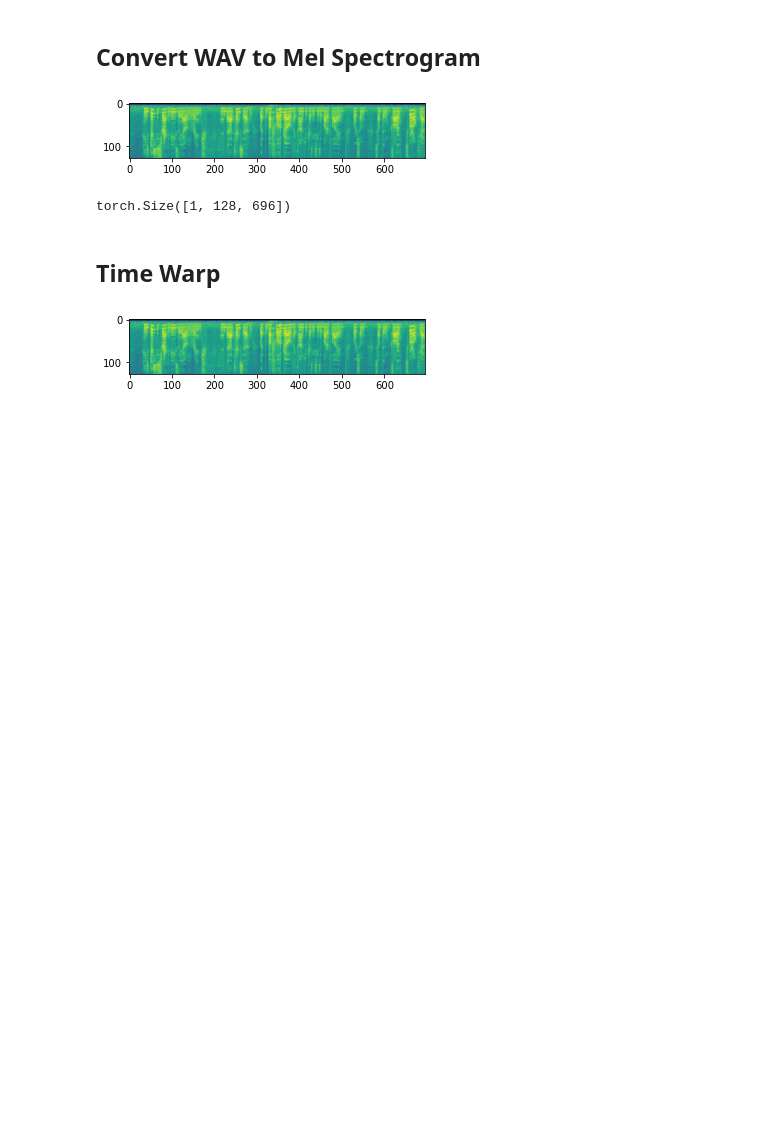
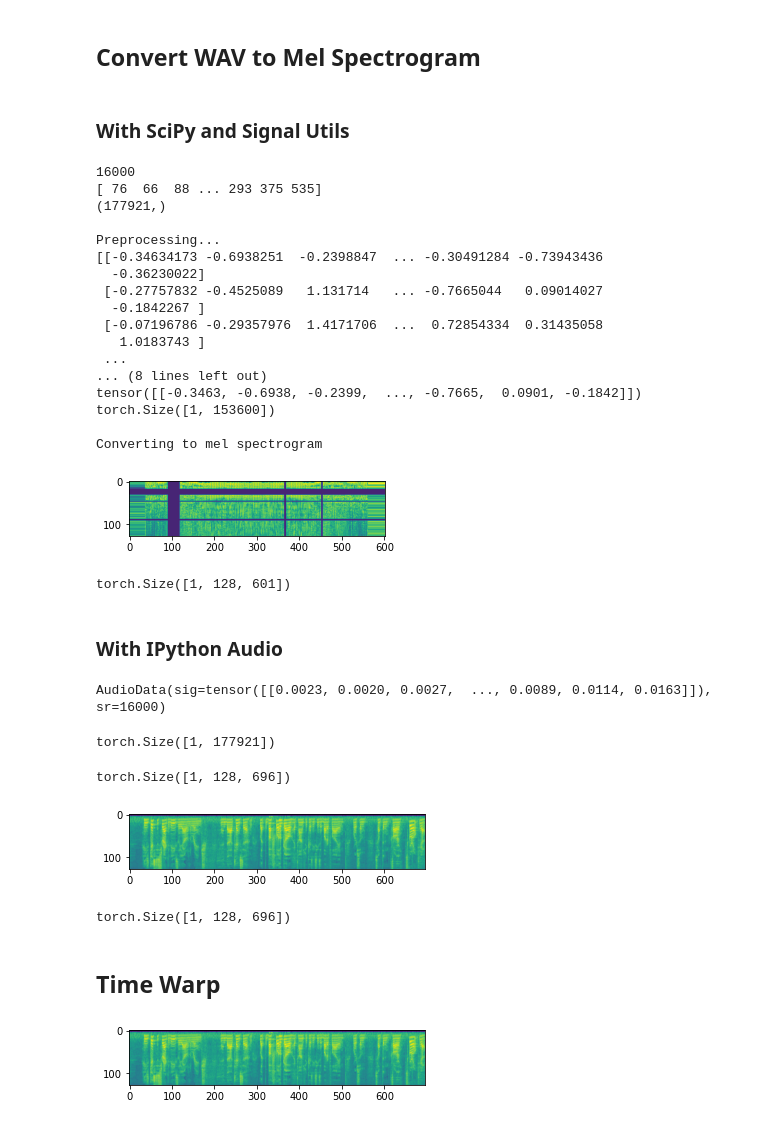
Before and after one commit to karan-sarkar/VGGVox-PyTorch, a Jupyter notebook: notebooks/spec_augment_example.ipynb, the cells around one changed output. Saved outputs shown, nothing was run; the diff lists cells and outputs as text; code cells hidden in the pictures; blank space fills up the shorter version.

Commit message:
initial SpecAugment intergration

```diff
--- a/notebooks/spec_augment_example.ipynb
+++ b/notebooks/spec_augment_example.ipynb
@@ -60,8 +62,63 @@ def tfm_spectro(ad:Audio, sr=16000, to_db_scale=False, n_fft=1024,
                                     f_min=f_min, f_max=f_max, pad=pad,)(ad.sig.reshape(1, -1))
     if to_db_scale: mel = SpectrogramToDB(stype='magnitude', top_db=f_max)(mel)
     return mel
+# %% [markdown]
+### With SciPy and Signal Utils
+# %%
+sr, audio=wavfile.read("../test.wav")
+print(sr)
+print(audio)
+print(audio.shape)
+print()
+print("Preprocessing...")
+start=np.random.randint(0,audio.shape[0]-48320+1)
+audio=audio[start:start+48320]
+audio=sig.preprocess(audio).astype(np.float32)
+print(audio)
+print(audio.shape)
+print(np.expand_dims(audio, 2).shape)
+audio = torch.reshape(torch.tensor(audio), (1, -1))
+print(audio)
+print(audio.shape)
+print()
+print("Converting to mel spectrogram")
+specAugment = SpecAugment(W=40, F=40, T=50, freq_masks=3, time_masks=3, freq_zero=True, time_zero=True, to_mel=True)
+aug = specAugment(audio)
+tensor_to_img(aug)
+# %% [output]
+16000
+[ 76  66  88 ... 293 375 535]
+(177921,)
+
+Preprocessing...
+[[-0.34634173 -0.6938251  -0.2398847  ... -0.30491284 -0.73943436
+  -0.36230022]
+ [-0.27757832 -0.4525089   1.131714   ... -0.7665044   0.09014027
+  -0.1842267 ]
+ [-0.07196786 -0.29357976  1.4171706  ...  0.72854334  0.31435058
+   1.0183743 ]
+ ...
+... (8 lines left out)
+tensor([[-0.3463, -0.6938, -0.2399,  ..., -0.7665,  0.0901, -0.1842]])
+torch.Size([1, 153600])
+
+Converting to mel spectrogram
+[figure, added]
+torch.Size([1, 128, 601])
+# %% [markdown]
+### With IPython Audio
 # %%
 AudioData = namedtuple('AudioData', ['sig', 'sr'])
 # %%
 audio = AudioData(*torchaudio.load("../test.wav"))
+print(audio)
+audio[0].shape
+# %% [output]
+AudioData(sig=tensor([[0.0023, 0.0020, 0.0027,  ..., 0.0089, 0.0114, 0.0163]]), sr=16000)
+torch.Size([1, 177921])
+# %%
+spectrogram = tfm_spectro(audio, ws=512, hop=256, n_mels=128, to_db_scale=True, f_max=8000, f_min=-80)
+spectrogram.shape
+# %% [output]
+torch.Size([1, 128, 696])
 # %%
```
Also changed, not shown: parts of 2 cells of this notebook, 2 other files.
